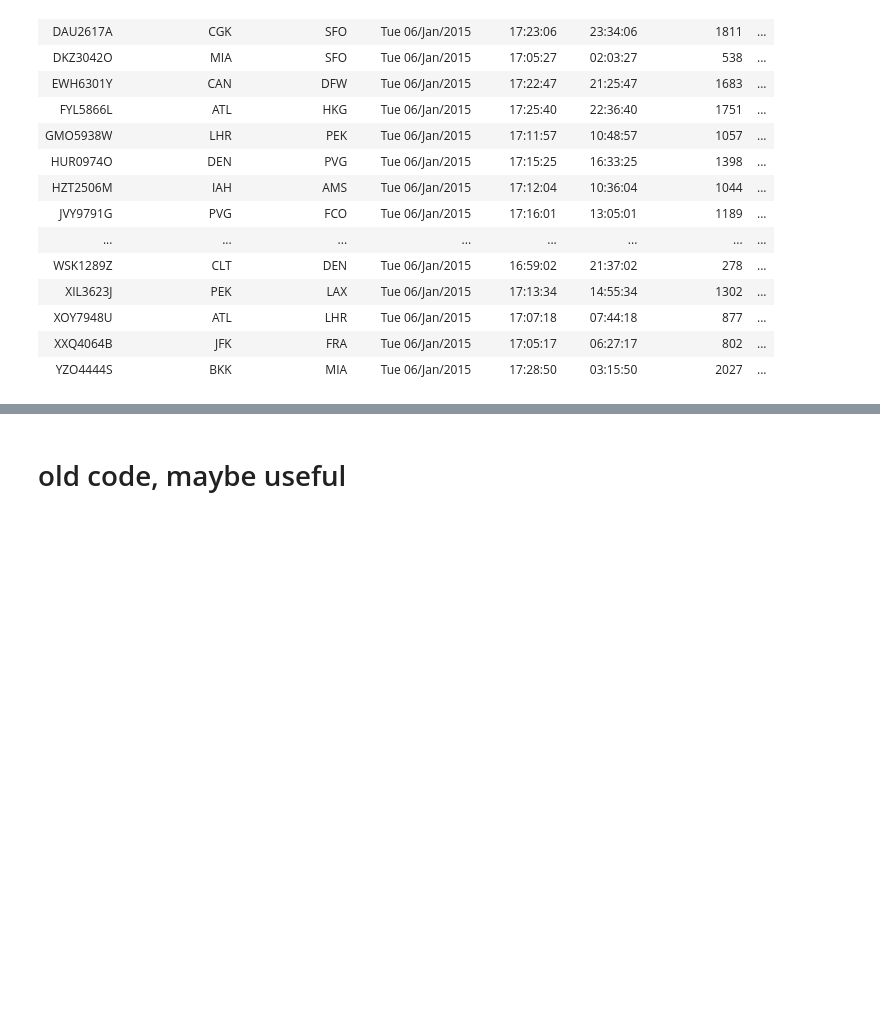
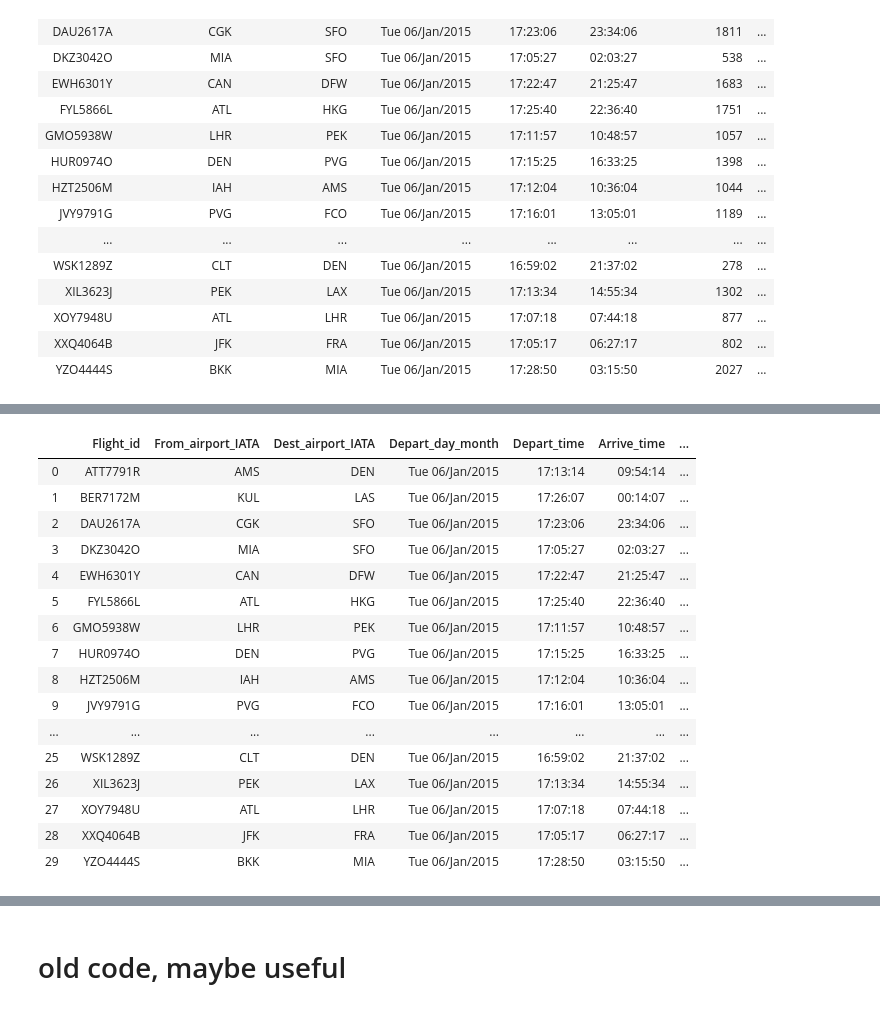
Before and after one commit to bloomfield-analysis/jk800839, a Jupyter notebook: CSMCC16 Flight Assignment JK800839.ipynb, the cells around one changed output, grey strips where cells are left out. Cells and saved outputs as stored; diff of their text form; code cells hidden in the pictures; blank space fills up the shorter version.

```diff
--- a/CSMCC16 Flight Assignment JK800839.ipynb
+++ b/CSMCC16 Flight Assignment JK800839.ipynb
@@ -208,13 +227,14 @@ obj2_data = pass_data_df[['Flight_id'
                       ,'Flight_time_min'
                       ,'Passenger_id']]
 # %%
-obj2_data.groupby(['Flight_id'
+obj2_results = obj2_data.groupby(['Flight_id'
                       ,'From_airport_IATA'
                       ,'Dest_airport_IATA'
                       ,'Depart_day_month'
                       ,'Depart_time'
                       ,'Arrive_time'
                       ,'Flight_time_min']).count()
+obj2_results
 # %% [output]
 |  |  |  |  |  |  |  | ... |
 | Flight_id | From_airport_IATA | Dest_airport_IATA | Depart_day_month | Depart_time | Arrive_time | Flight_time_min | ... |
@@ -236,0 +281,23 @@ obj2_data.groupby(['Flight_id'
+# %%
+#reset index as columns
+obj2_results.reset_index(inplace=True)
+# %%
+obj2_results
+# %% [output]
+|  | Flight_id | From_airport_IATA | Dest_airport_IATA | Depart_day_month | Depart_time | Arrive_time | ... |
+| 0 | ATT7791R | AMS | DEN | Tue 06/Jan/2015 | 17:13:14 | 09:54:14 | ... |
+| 1 | BER7172M | KUL | LAS | Tue 06/Jan/2015 | 17:26:07 | 00:14:07 | ... |
+| 2 | DAU2617A | CGK | SFO | Tue 06/Jan/2015 | 17:23:06 | 23:34:06 | ... |
+| 3 | DKZ3042O | MIA | SFO | Tue 06/Jan/2015 | 17:05:27 | 02:03:27 | ... |
+| 4 | EWH6301Y | CAN | DFW | Tue 06/Jan/2015 | 17:22:47 | 21:25:47 | ... |
+| 5 | FYL5866L | ATL | HKG | Tue 06/Jan/2015 | 17:25:40 | 22:36:40 | ... |
+| 6 | GMO5938W | LHR | PEK | Tue 06/Jan/2015 | 17:11:57 | 10:48:57 | ... |
+| 7 | HUR0974O | DEN | PVG | Tue 06/Jan/2015 | 17:15:25 | 16:33:25 | ... |
+| 8 | HZT2506M | IAH | AMS | Tue 06/Jan/2015 | 17:12:04 | 10:36:04 | ... |
+| 9 | JVY9791G | PVG | FCO | Tue 06/Jan/2015 | 17:16:01 | 13:05:01 | ... |
+| ... | ... | ... | ... | ... | ... | ... | ... |
+| 25 | WSK1289Z | CLT | DEN | Tue 06/Jan/2015 | 16:59:02 | 21:37:02 | ... |
+| 26 | XIL3623J | PEK | LAX | Tue 06/Jan/2015 | 17:13:34 | 14:55:34 | ... |
+| 27 | XOY7948U | ATL | LHR | Tue 06/Jan/2015 | 17:07:18 | 07:44:18 | ... |
+| 28 | XXQ4064B | JFK | FRA | Tue 06/Jan/2015 | 17:05:17 | 06:27:17 | ... |
+| 29 | YZO4444S | BKK | MIA | Tue 06/Jan/2015 | 17:28:50 | 03:15:50 | ... |
```
Also changed, not shown: parts of 13 cells of this notebook.
